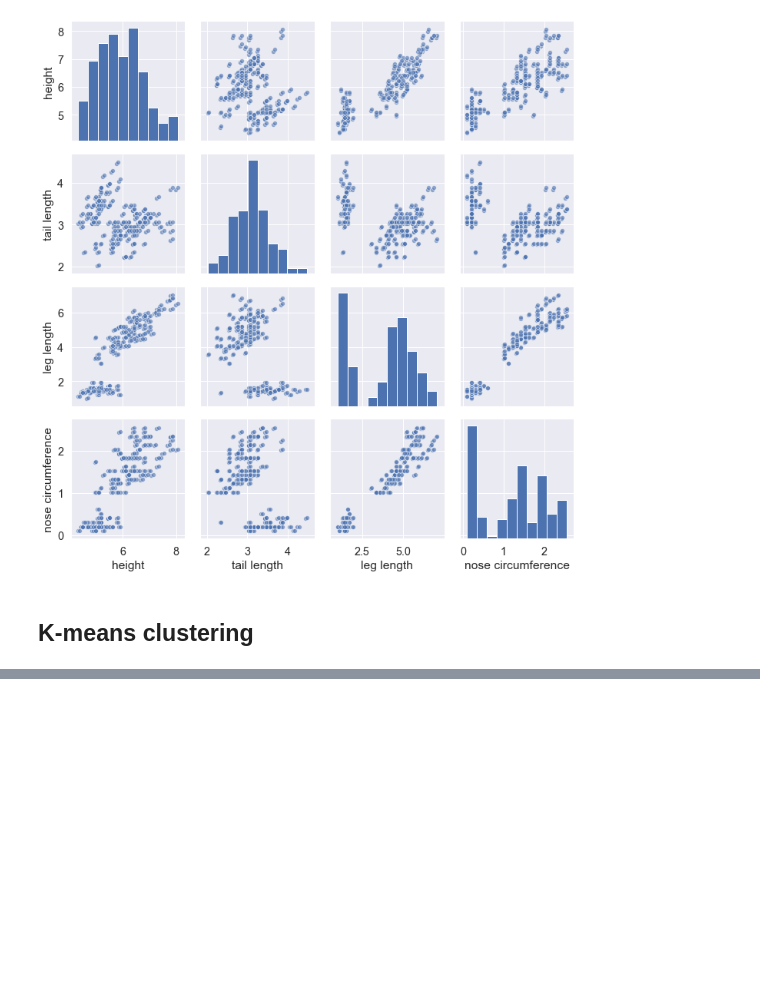
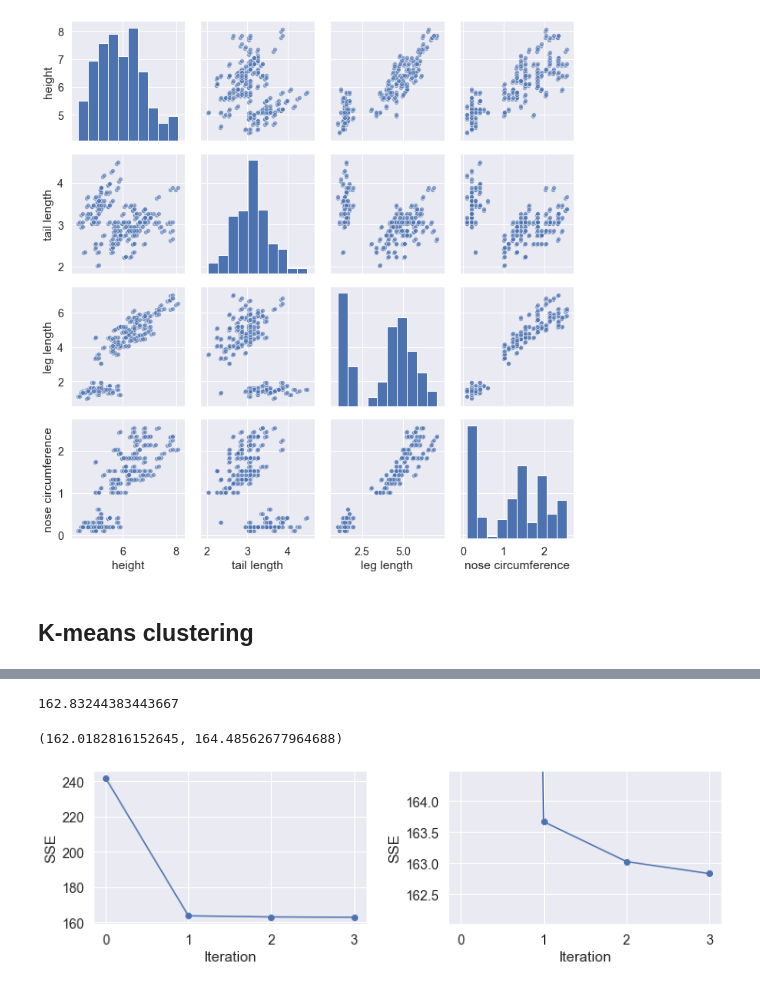
Before and after one commit to animaviridis/dmv-practicals, a Jupyter notebook: assessment/assignment1/task1/task1.ipynb, the cells around one changed output, grey strips where cells are left out. Saved outputs shown, nothing was run; the diff lists cells and outputs as text; code cells hidden in the pictures; blank space fills up the shorter version.

Commit message:
[Assignment 1][Task 1] Kmeans - SSE

```diff
--- a/assessment/assignment1/task1/task1.ipynb
+++ b/assessment/assignment1/task1/task1.ipynb
@@ -149,0 +144,18 @@ array([0, 0, 0, 0, 0, 0, 0, 0, 0, 0, 0, 0, 0, 0, 0, 0, 0, 0, 0, 0, 0, 0,
+# %%
+kmeans_model.sse
+# %% [output]
+162.83244383443667
+# %%
+fig, axes = plt.subplots(1, 2, figsize=(12, 3))
+x_data = np.arange(kmeans_model.sse_history.size)
+for i, ax in enumerate(axes):
+    ax.plot(x_data, kmeans_model.sse_history, marker='o')
+    ax.set_xlabel("Iteration")
+    ax.set_ylabel("SSE")
+
+    fig.subplots_adjust(wspace=0.3)
+
+axes[1].set_ylim(0.995*kmeans_model.sse_history[-1], 1.005*kmeans_model.sse_history[1])
+# %% [output]
+(162.0182816152645, 164.48562677964688)
+[figure, added]
```
Also changed, not shown: parts of 7 cells of this notebook, 1 other file.
